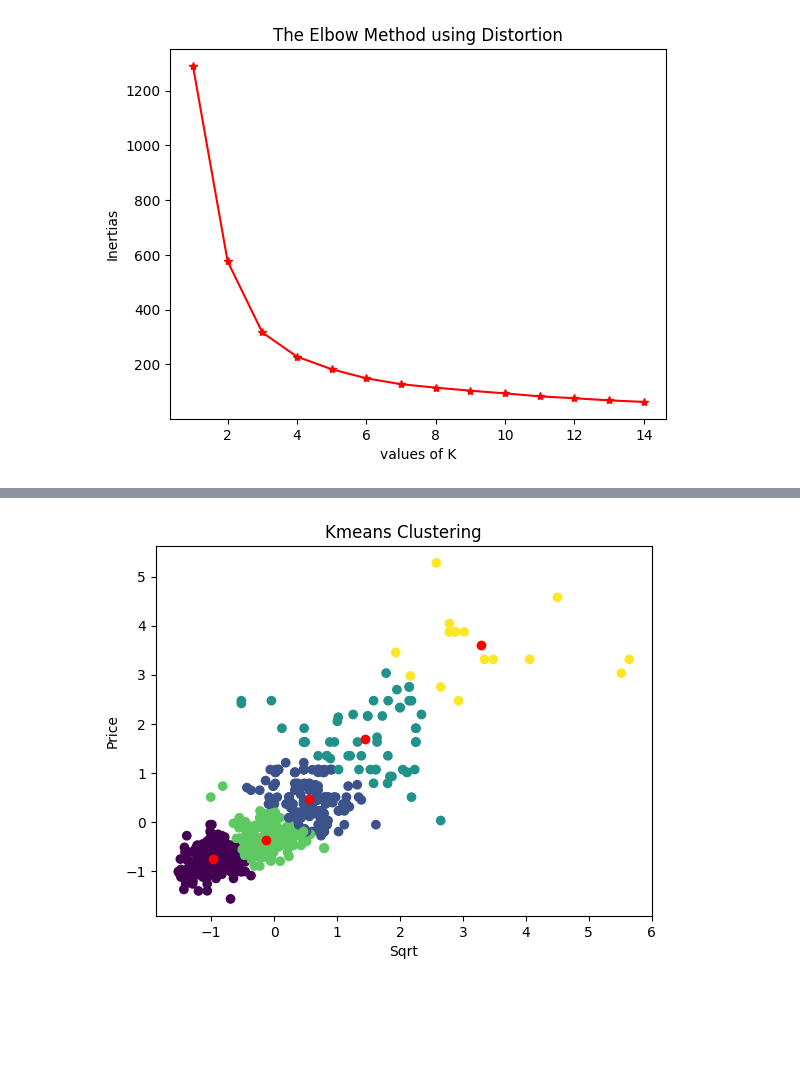
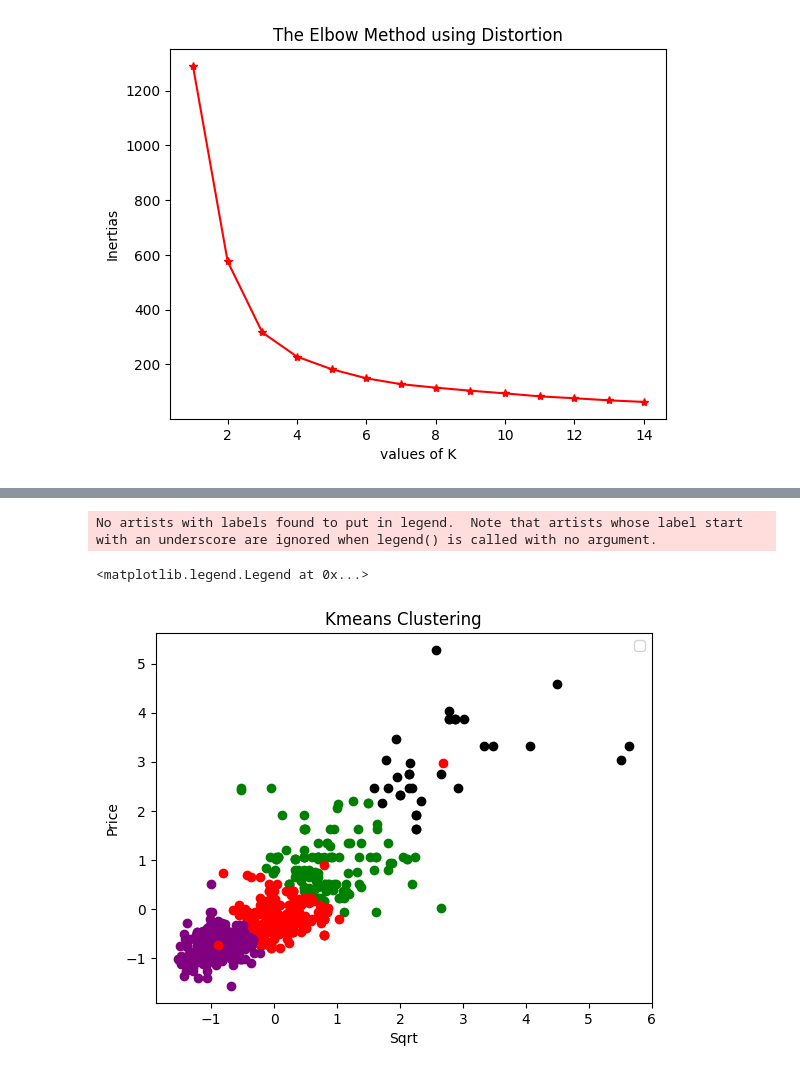
Before and after one commit to SindhiyaDevi/Python-Assignments, a Jupyter notebook: Kmeans_House_Rental.ipynb, the cells around one changed output, grey strips where cells are left out. Saved outputs shown, nothing was run; the diff lists cells and outputs as text; code cells hidden in the pictures; blank space fills up the shorter version.

```diff
--- a/Kmeans_House_Rental.ipynb
+++ b/Kmeans_House_Rental.ipynb
@@ -197,7 +199,7 @@ plt.show()
 # %%
 data = pd.DataFrame(array, columns = ('Sqft', 'Price'))
 
-kmeans = KMeans(n_clusters = 5).fit(data)
-centroids = kmeans.cluster_centers_
-centroids
+kmeans = KMeans(n_clusters = 4).fit(data)
+predicted= kmeans.fit_predict(array)
+print(predicted)
 # %% [output]
@@ -208,0 +232,3 @@ array([[-0.97312261, -0.75435214],
+# %%
+data["cluster"] = predicted
+data
@@ -209,12 +249,21 @@ array([[-0.97312261, -0.75435214],
 # %%
 #scatter plot
 
-plt.scatter(data['Sqft'], data['Price'], c=kmeans.labels_.astype(float))
+data1 = data[data.cluster==0]
+data2 = data[data.cluster==1]
+data3 = data[data.cluster==2]
+data4 = data[data.cluster==3]
+plt.scatter(data1['Sqft'], data1['Price'], c= "green")
+plt.scatter(data2['Sqft'], data2['Price'], c= "red")
+plt.scatter(data3['Sqft'], data3['Price'], c= "black")
+plt.scatter(data4['Sqft'], data4['Price'], c= "purple")
 
 plt.scatter(centroids[:,0], centroids[:,1], c='red')
 plt.xlabel("Sqrt")
 plt.ylabel("Price")
 plt.title("Kmeans Clustering")
-plt.show()
+plt.legend()
 # %% [output]
+No artists with labels found to put in legend.  Note that artists whose label start with an underscore are ignored when legend() is called with no argument.
+<matplotlib.legend.Legend at 0x...>
-[figure, old version]
+[figure, new version]
```
Also changed, not shown: parts of 7 cells of this notebook.
